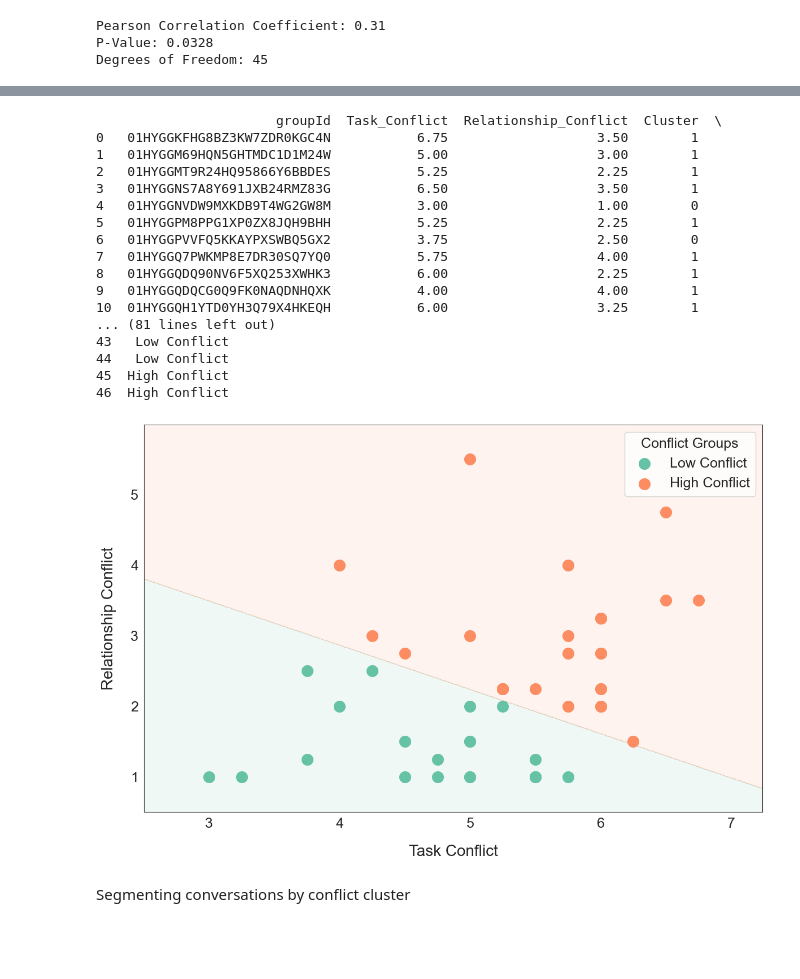
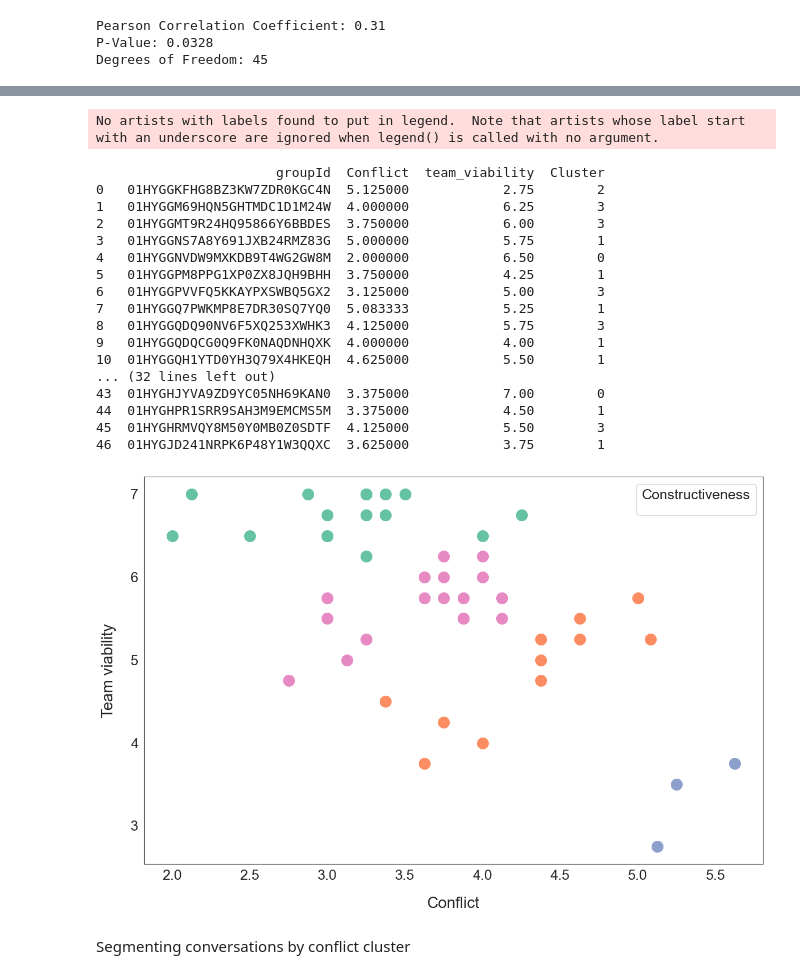
Before and after one commit to bbevis/Con2vec, a Jupyter notebook: Python/EDA_convo_segmentation.ipynb, the cells around one changed output, grey strips where cells are left out. Saved outputs shown, nothing was run; the diff lists cells and outputs as text; code cells hidden in the pictures; blank space fills up the shorter version.

```diff
--- a/Python/EDA_convo_segmentation.ipynb
+++ b/Python/EDA_convo_segmentation.ipynb
@@ -136,8 +136,9 @@ Clustering on Task and Relationship
 # Calculate Task Conflict and Relationship Conflict for each group
 df['Task_Conflict'] = df[['post_negotiation_conflict_1', 'post_negotiation_conflict_2']].mean(axis=1)
 df['Relationship_Conflict'] = df[['post_negotiation_conflict_3', 'post_negotiation_conflict_4']].mean(axis=1)
+df['Conflict'] = df[['post_negotiation_conflict_1', 'post_negotiation_conflict_2','post_negotiation_conflict_3', 'post_negotiation_conflict_4']].mean(axis=1)
 
-# Group by groupID and calculate the average Task and Relationship Conflict for each group
-group_conflicts = df.groupby('groupId')[['Task_Conflict', 'Relationship_Conflict']].mean().reset_index()
+
+df['team_viability'] = df[['post_negotiation_viability_1', 'post_negotiation_viability_2']].mean(axis=1)
 # %%
 # Group by groupID and calculate the average Task and Relationship Conflict for each group
@@ -158,6 +159,8 @@ print(f"Degrees of Freedom: {degrees_of_freedom}")
 Pearson Correlation Coefficient: 0.31
 P-Value: 0.0328
 Degrees of Freedom: 45
+# %%
+constructive_disagreement = df.groupby('groupId')[['Conflict', 'team_viability']].mean().reset_index()
 # %%
 # Determine the optimal number of clusters using the Elbow Method
 wcss = []
@@ -181,26 +185,26 @@ plt.show()
 # %%
-optimal_clusters = 2  # Update this based on the elbow point observed
+optimal_clusters = 4  # Update this based on the elbow point observed
 
 kmeans = KMeans(n_clusters=optimal_clusters, random_state=42)
-group_conflicts['Cluster'] = kmeans.fit_predict(group_conflicts[['Task_Conflict', 'Relationship_Conflict']])
+constructive_disagreement['Cluster'] = kmeans.fit_predict(constructive_disagreement[['Conflict', 'team_viability']])
 
 
 # Relabel the clusters
-group_conflicts['Cluster_Label'] = group_conflicts['Cluster'].replace({0: 'Low Conflict', 1: 'High Conflict', 2: 'Moderate Conflict'})
+# group_conflicts['Cluster_Label'] = group_conflicts['Cluster'].replace({0: 'Low Conflict', 1: 'High Conflict', 2: 'Moderate Conflict'})
 
-print(group_conflicts)
+print(constructive_disagreement)
 # Save the groups, cluster IDs, and average conflict scores to a CSV file
 # output_file_path = './Output/super_May22/group_clusters.csv'
 # group_conflicts.to_csv(output_file_path, index=False)
 
 # Generate a mesh grid for shading the cluster areas
-x_min, x_max = group_conflicts['Task_Conflict'].min() - 0.5, group_conflicts['Task_Conflict'].max() + 0.5
-y_min, y_max = group_conflicts['Relationship_Conflict'].min() - 0.5, group_conflicts['Relationship_Conflict'].max() + 0.5
-xx, yy = np.meshgrid(np.arange(x_min, x_max, 0.01), np.arange(y_min, y_max, 0.01))
+# x_min, x_max = constructive_disagreement['Conflict'].min() - 0.5, group_conflicts['team_viability'].max() + 0.5
+# y_min, y_max = constructive_disagreement['team_viability'].min() - 0.5, group_conflicts['Conflict'].max() + 0.5
+# xx, yy = np.meshgrid(np.arange(x_min, x_max, 0.01), np.arange(y_min, y_max, 0.01))
 
 # Predict the cluster for each point in the mesh grid
-Z = kmeans.predict(np.c_[xx.ravel(), yy.ravel()])
-Z = Z.reshape(xx.shape)
+# Z = kmeans.predict(np.c_[xx.ravel(), yy.ravel()])
+# Z = Z.reshape(xx.shape)
 
 # Plot the clustering results
 plt.figure(figsize=(12, 8))
@@ -208,16 +212,16 @@ sns.set_style("white")  # Minimalist grid
 palette = sns.color_palette("Set2", optimal_clusters)
 
 # Plot the shaded cluster boundaries
-plt.contourf(xx, yy, Z, alpha=0.1, cmap=ListedColormap(palette))
+# plt.contourf(xx, yy, Z, alpha=0.1, cmap=ListedColormap(palette))
 
 # Scatter plot for each cluster
 for cluster in range(optimal_clusters):
-    cluster_data = group_conflicts[group_conflicts['Cluster'] == cluster]
+    cluster_data = constructive_disagreement[constructive_disagreement['Cluster'] == cluster]
     plt.scatter(
-        cluster_data['Task_Conflict'],
-        cluster_data['Relationship_Conflict'],
+        cluster_data['Conflict'],
+        cluster_data['team_viability'],
         s=200,  # Larger points
-        label=f"{cluster_data['Cluster_Label'].iloc[0]}",
+        # label=f"{cluster_data['Cluster_Label'].iloc[0]}",
         color=palette[cluster],
         # edgecolor='black',
         # linewidth=0.5
@@ -228,54 +232,55 @@ for cluster in range(optimal_clusters):
 # Add cluster labels directly to areas
 # cluster_centers = kmeans.cluster_centers_
 # for i, (center_x, center_y) in enumerate(cluster_centers):
 #     plt.text(
 #         center_x,
 #         center_y,
 #         f"{group_conflicts['Cluster_Label'].unique()[i]}",
 #         fontsize=15,
 #         weight='bold',
 #         color='black',
 #         ha='center',
 #         bbox=dict(facecolor='white', alpha=0.8, edgecolor='none', boxstyle='round,pad=0.3')
 #     )
 
 # Add centroids
 # centroids = kmeans.cluster_centers_
 # plt.scatter(centroids[:, 0], centroids[:, 1], s=300, c='black', marker='X', edgecolor='white', linewidth=2)
 
 # Axis labels and title
-plt.xlabel('Task Conflict', fontsize=20, labelpad=18)
-plt.ylabel('Relationship Conflict', fontsize=20, labelpad=18)
+plt.xlabel('Conflict', fontsize=20, labelpad=18)
+plt.ylabel('Team viability', fontsize=20, labelpad=18)
 
 plt.xticks(fontsize=18)
 plt.yticks(fontsize=18)
 
 # Legend (optional if cluster labels are inside areas)
-plt.legend(fontsize=18, loc='upper right', frameon=True, title='Conflict Groups', title_fontsize=18)
+plt.legend(fontsize=18, loc='upper right', frameon=True, title='Constructiveness', title_fontsize=18)
 
 # Save and show the plot
 plt.tight_layout()
 plt.savefig('./Output/super_May22/clean_cluster_plot.png', dpi=300)
 plt.show()
 # %% [output]
-                       groupId  Task_Conflict  Relationship_Conflict  Cluster  \
-0   01HYGGKFHG8BZ3KW7ZDR0KGC4N           6.75                   3.50        1
-1   01HYGGM69HQN5GHTMDC1D1M24W           5.00                   3.00        1
-2   01HYGGMT9R24HQ95866Y6BBDES           5.25                   2.25        1
-3   01HYGGNS7A8Y691JXB24RMZ83G           6.50                   3.50        1
-4   01HYGGNVDW9MXKDB9T4WG2GW8M           3.00                   1.00        0
-5   01HYGGPM8PPG1XP0ZX8JQH9BHH           5.25                   2.25        1
-6   01HYGGPVVFQ5KKAYPXSWBQ5GX2           3.75                   2.50        0
-7   01HYGGQ7PWKMP8E7DR30SQ7YQ0           5.75                   4.00        1
-8   01HYGGQDQ90NV6F5XQ253XWHK3           6.00                   2.25        1
-9   01HYGGQDQCG0Q9FK0NAQDNHQXK           4.00                   4.00        1
-10  01HYGGQH1YTD0YH3Q79X4HKEQH           6.00                   3.25        1
-... (81 lines left out)
-43   Low Conflict
-44   Low Conflict
-45  High Conflict
-46  High Conflict
+No artists with labels found to put in legend.  Note that artists whose label start with an underscore are ignored when legend() is called with no argument.
+                       groupId  Conflict  team_viability  Cluster
+0   01HYGGKFHG8BZ3KW7ZDR0KGC4N  5.125000            2.75        2
+1   01HYGGM69HQN5GHTMDC1D1M24W  4.000000            6.25        3
+2   01HYGGMT9R24HQ95866Y6BBDES  3.750000            6.00        3
+3   01HYGGNS7A8Y691JXB24RMZ83G  5.000000            5.75        1
+4   01HYGGNVDW9MXKDB9T4WG2GW8M  2.000000            6.50        0
+5   01HYGGPM8PPG1XP0ZX8JQH9BHH  3.750000            4.25        1
+6   01HYGGPVVFQ5KKAYPXSWBQ5GX2  3.125000            5.00        3
+7   01HYGGQ7PWKMP8E7DR30SQ7YQ0  5.083333            5.25        1
+8   01HYGGQDQ90NV6F5XQ253XWHK3  4.125000            5.75        3
+9   01HYGGQDQCG0Q9FK0NAQDNHQXK  4.000000            4.00        1
+10  01HYGGQH1YTD0YH3Q79X4HKEQH  4.625000            5.50        1
+... (32 lines left out)
+43  01HYGHJYVA9ZD9YC05NH69KAN0  3.375000            7.00        0
+44  01HYGHPR1SRR9SAH3M9EMCMS5M  3.375000            4.50        1
+45  01HYGHRMVQY8M50Y0MB0Z0SDTF  4.125000            5.50        3
+46  01HYGJD241NRPK6P48Y1W3QQXC  3.625000            3.75        1
-[figure, old version]
+[figure, new version]
 # %% [markdown]
 Segmenting conversations by conflict cluster
 # %%
```
Also changed, not shown: parts of 3 cells of this notebook, 1 other file.
